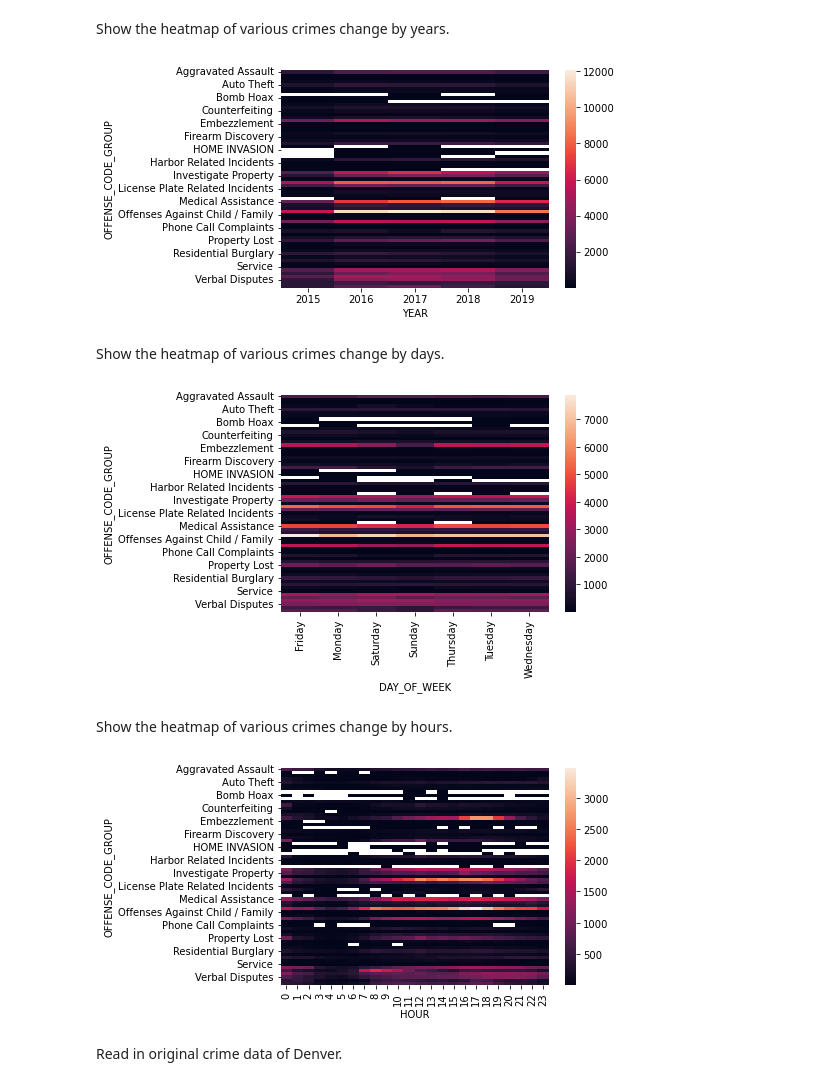
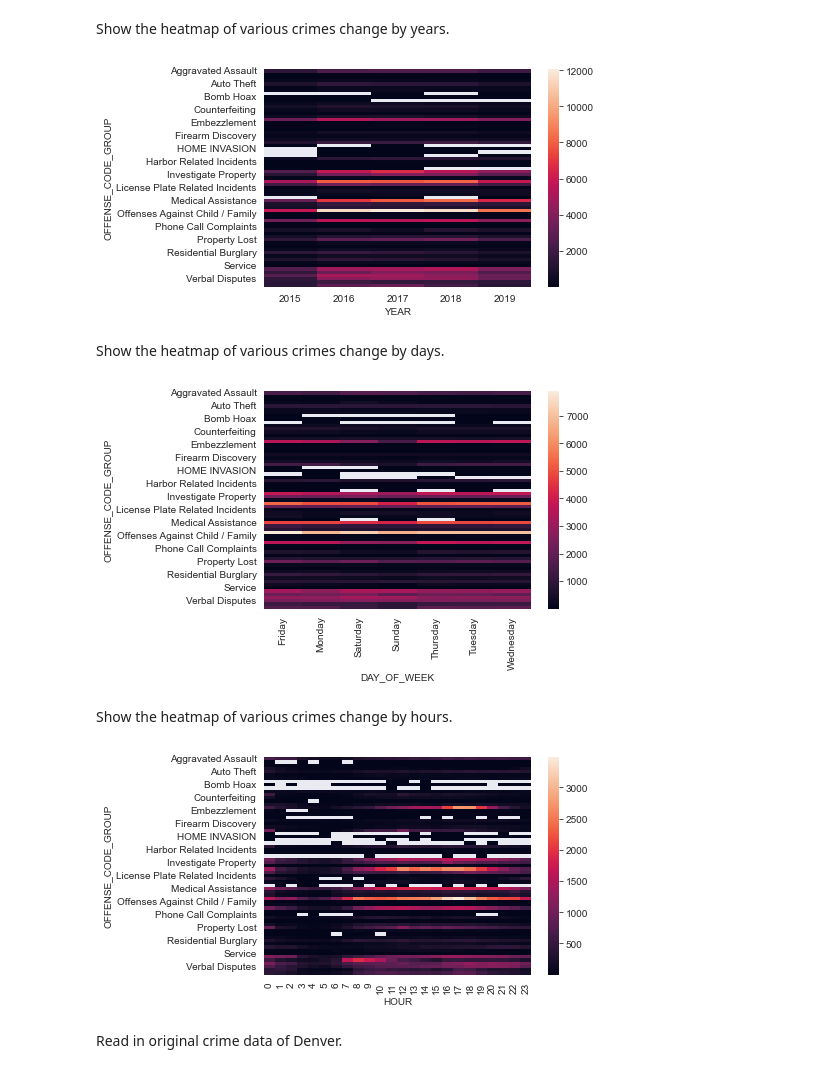
Before and after one commit to FlyingNightBird/2022Spring_Finals, a Jupyter notebook: hypothesis_2.ipynb, the cells around one changed output. Drawn from its saved outputs; the diff is of its cells as text; code cells hidden in the pictures.

```diff
--- a/hypothesis_2.ipynb
+++ b/hypothesis_2.ipynb
@@ -94,21 +34,23 @@ def heat_map(df, time_unit):
+# %%
+df_boston = fn.get_boston_crime()
 # %% [markdown]
 Show the heatmap of various crimes change by years.
 # %%
-heat_map(df_boston, 'year')
+fn.heat_map(df_boston, 'year')
 # %% [output]
-[figure, old version]
+[figure, new version]
 # %% [markdown]
 Show the heatmap of various crimes change by days.
 # %%
-heat_map(df_boston, 'day')
+fn.heat_map(df_boston, 'day')
 # %% [output]
-[figure, old version]
+[figure, new version]
 # %% [markdown]
 Show the heatmap of various crimes change by hours.
 # %%
-heat_map(df_boston, 'hour')
+fn.heat_map(df_boston, 'hour')
 # %% [output]
-[figure, old version]
+[figure, new version]
 # %% [markdown]
 Read in original crime data of Denver.
 # %%
```
Also changed, not shown: parts of 8 cells of this notebook, 2 other files.
